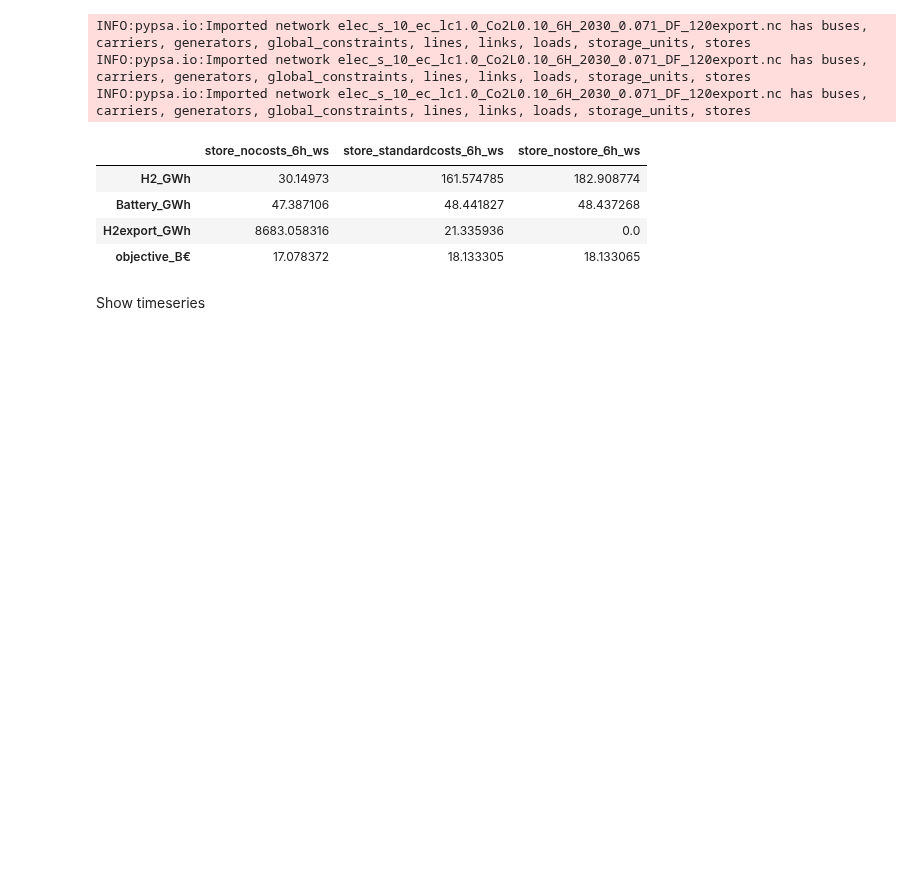
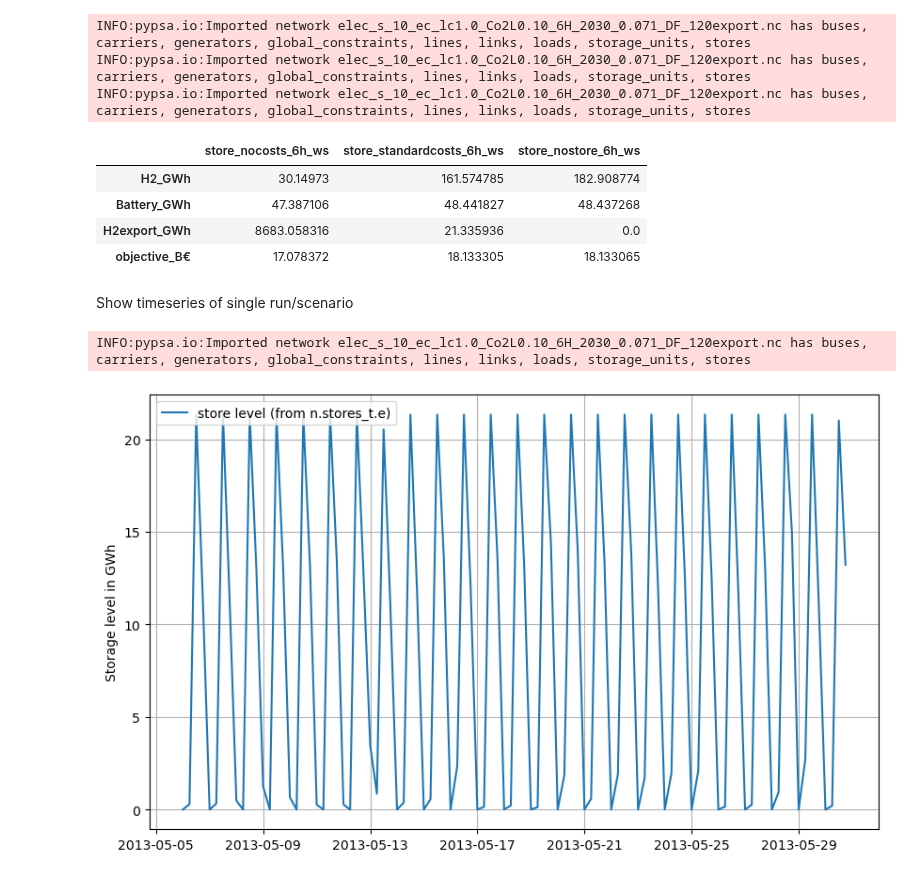
Before and after one commit to energyLS/aldehyde, a Jupyter notebook: workflow/notebooks/check_hypothesis.ipynb, the cells around one changed output. Saved outputs shown, nothing was run; the diff lists cells and outputs as text; code cells hidden in the pictures; blank space fills up the shorter version.

```diff
--- a/workflow/notebooks/check_hypothesis.ipynb
+++ b/workflow/notebooks/check_hypothesis.ipynb
@@ -89,3 +89,14 @@ def plot_export_store(n, time_min = 0, time_max = 10):
     ax2.set_ylabel("Storage level in GWh")
     ax.set_ylabel("Power in GW")
     ax.grid()
+
+def plot_export_store_level(n, time_min = 0, time_max = 10):
+
+
+    fig, ax = plt.subplots(figsize=(10, 6))
+    storage_level = n.stores_t.e["H2 export store"][time_min:time_max]/ 1e3 # in GWh
+
+    ax.plot(storage_level)
+    ax.legend(["store level (from n.stores_t.e)"], loc='upper left')
+    ax.set_ylabel("Storage level in GWh")
+    ax.grid()
@@ -150,6 +211,12 @@ stats.head()
 | H2export_GWh | 8683.058316 | 21.335936 | 0.0 |
 | objective_B€ | 17.078372 | 18.133305 | 18.133065 |
 # %% [markdown]
-Show timeseries
+Show timeseries of single run/scenario
+# %%
+run = ["store_nocosts_6h_ws", "store_standardcosts_6h_ws", "store_nostore_6h_ws"]
+network_path = prefix + "/resources/pypsaearthsec/" + run[1] + "/postnetworks/elec_s_10_ec_lc1.0_Co2L0.10_6H_2030_0.071_DF_120export.nc"
+n = pypsa.Network(network_path)
+# %% [output]
+INFO:pypsa.io:Imported network elec_s_10_ec_lc1.0_Co2L0.10_6H_2030_0.071_DF_120export.nc has buses, carriers, generators, global_constraints, lines, links, loads, storage_units, stores
 # %%
 export_supply = get_export_supply(n)
@@ -157,3 +224,7 @@ export_supply[2000:2400].plot()
+# %%
+plot_export_store_level(n, 500, 600)
+# %% [output]
+[figure, added]
 # %%
 plot_export_store(n, 0, 160)
 # %% [output]
```
Also changed, not shown: parts of 14 cells of this notebook.
